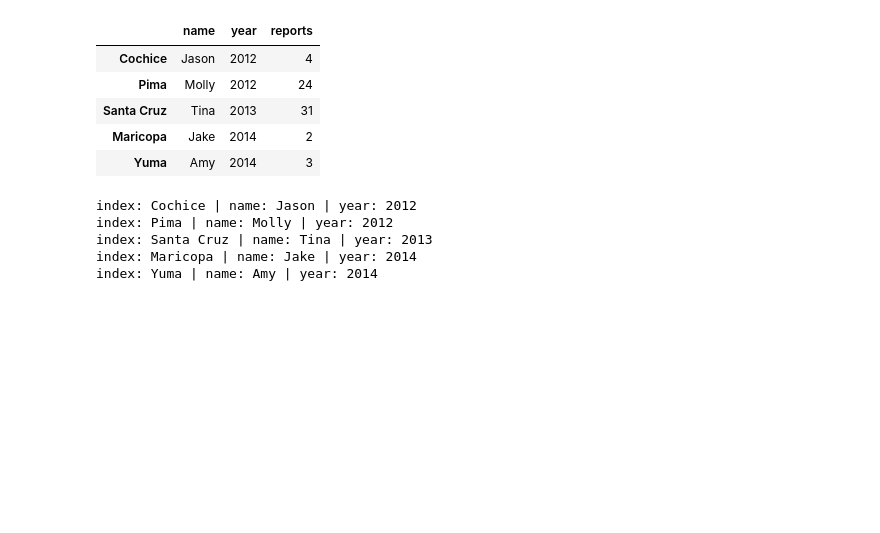
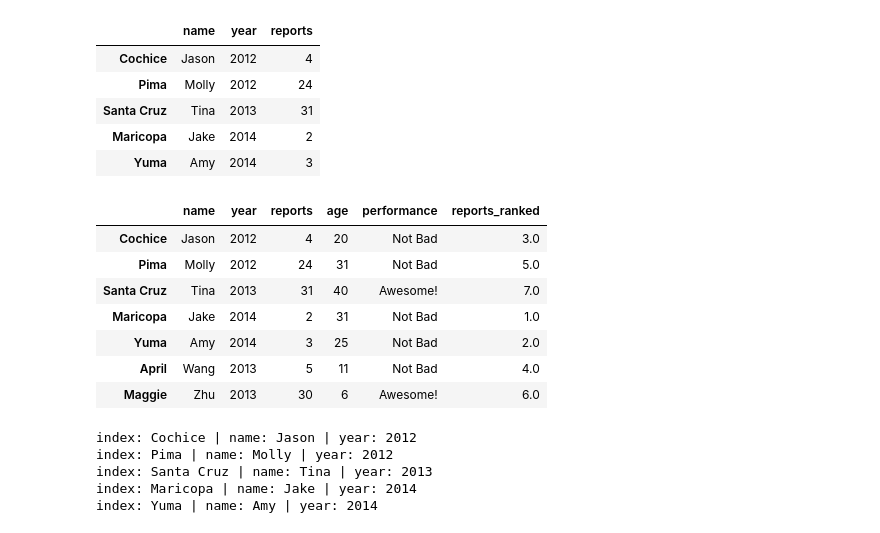
Before and after one commit to MWang93/Useful, a Jupyter notebook: Unorganized/Work Needed.ipynb, the cells around one changed output. Cells and saved outputs as stored; diff of their text form; code cells hidden in the pictures; blank space fills up the shorter version.

```diff
--- a/Unorganized/Work Needed.ipynb
+++ b/Unorganized/Work Needed.ipynb
@@ -114,0 +125,20 @@ df['age'] = [20,31,40,31,25,11,6]
+# %%
+# find duplicate - not good ... only the second one will be selected as duplicates
+duplicates = df.duplicated(subset=['age'])
+
+
+# drop duplicate rows
+df.drop_duplicates()
+# drop duplicaate and keep last one
+df.drop_duplicates(keep='last')
+# drop duplicate by a column name
+df.drop_duplicates(['name'], keep='last')
+# %% [output]
+|  | name | year | reports | age | performance | reports_ranked |
+| Cochice | Jason | 2012 | 4 | 20 | Not Bad | 3.0 |
+| Pima | Molly | 2012 | 24 | 31 | Not Bad | 5.0 |
+| Santa Cruz | Tina | 2013 | 31 | 40 | Awesome! | 7.0 |
+| Maricopa | Jake | 2014 | 2 | 31 | Not Bad | 1.0 |
+| Yuma | Amy | 2014 | 3 | 25 | Not Bad | 2.0 |
+| April | Wang | 2013 | 5 | 11 | Not Bad | 4.0 |
+| Maggie | Zhu | 2013 | 30 | 6 | Awesome! | 6.0 |
```
Also changed, not shown: parts of 9 cells of this notebook.
